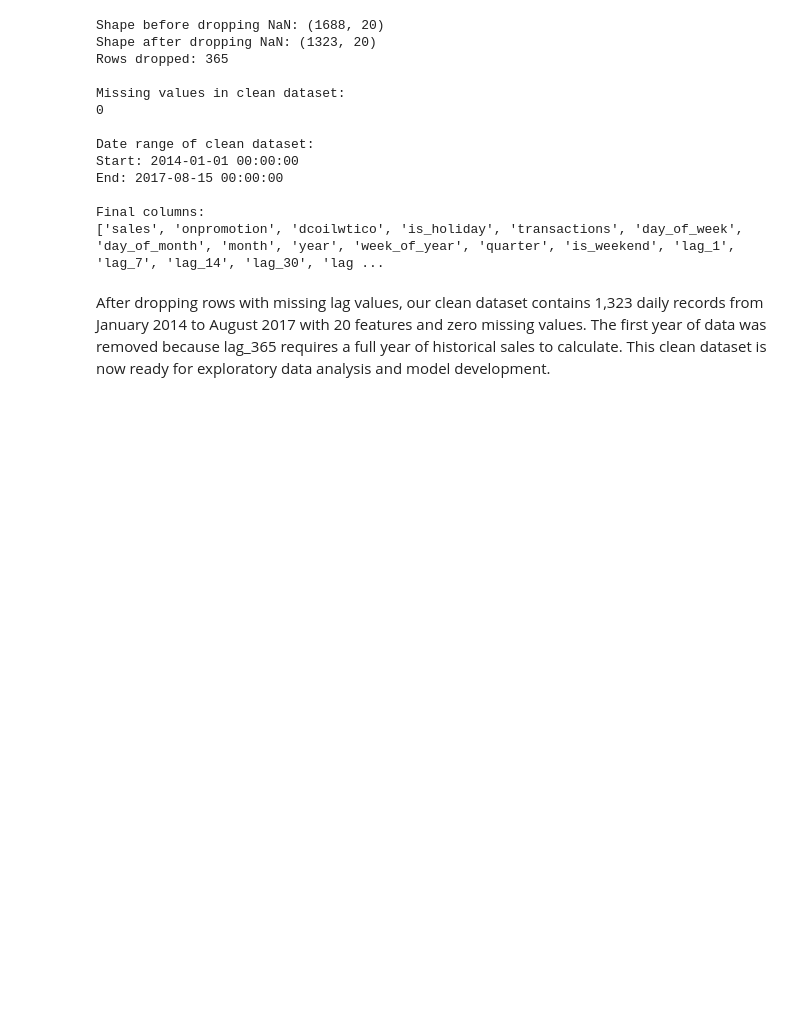
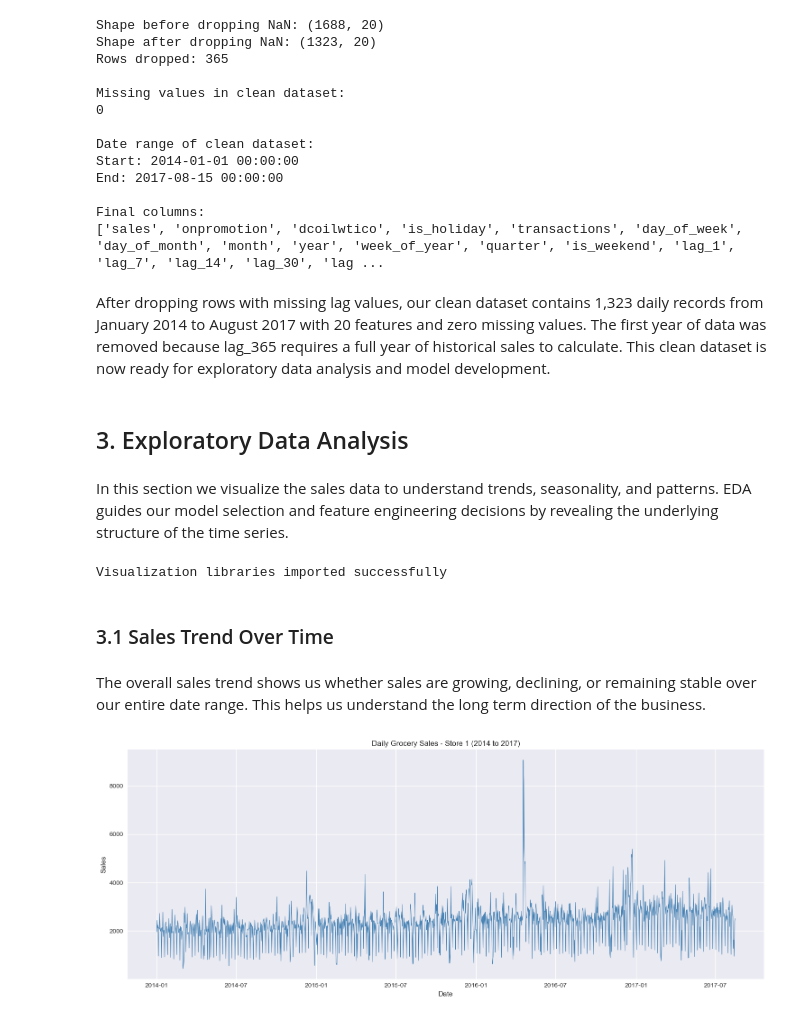
Before and after one commit to Swetakhadka7/store-sales-forecasting, a Jupyter notebook: store_sales_forecasting.ipynb, the cells around one changed output. Drawn from its saved outputs; the diff is of its cells as text; code cells hidden in the pictures; blank space fills up the shorter version.

Commit message:
Add data exploration, cleaning, feature engineering and complete EDA

```diff
--- a/store_sales_forecasting.ipynb
+++ b/store_sales_forecasting.ipynb
@@ -737,3 +737,36 @@ daily records from January 2014 to August 2017 with 20 features and zero
 missing values. The first year of data was removed because lag_365 requires
 a full year of historical sales to calculate. This clean dataset is now ready
 for exploratory data analysis and model development.
+# %% [markdown]
+## 3. Exploratory Data Analysis
+# %% [markdown]
+In this section we visualize the sales data to understand trends, seasonality,
+and patterns. EDA guides our model selection and feature engineering decisions
+by revealing the underlying structure of the time series.
+# %%
+import matplotlib.pyplot as plt
+import seaborn as sns
+
+# Set plot style
+plt.style.use('seaborn-v0_8')
+sns.set_palette('husl')
+
+print("Visualization libraries imported successfully")
+# %% [output]
+Visualization libraries imported successfully
+# %% [markdown]
+### 3.1 Sales Trend Over Time
+# %% [markdown]
+The overall sales trend shows us whether sales are growing, declining, or
+remaining stable over our entire date range. This helps us understand the
+long term direction of the business.
+# %%
+plt.figure(figsize=(15, 6))
+plt.plot(df_clean.index, df_clean['sales'], color='steelblue', linewidth=0.8)
+plt.title('Daily Grocery Sales - Store 1 (2014 to 2017)')
+plt.xlabel('Date')
+plt.ylabel('Sales')
+plt.tight_layout()
+plt.show()
+# %% [output]
+[figure, added]
```
Also changed, not shown: parts of 20 cells of this notebook.
